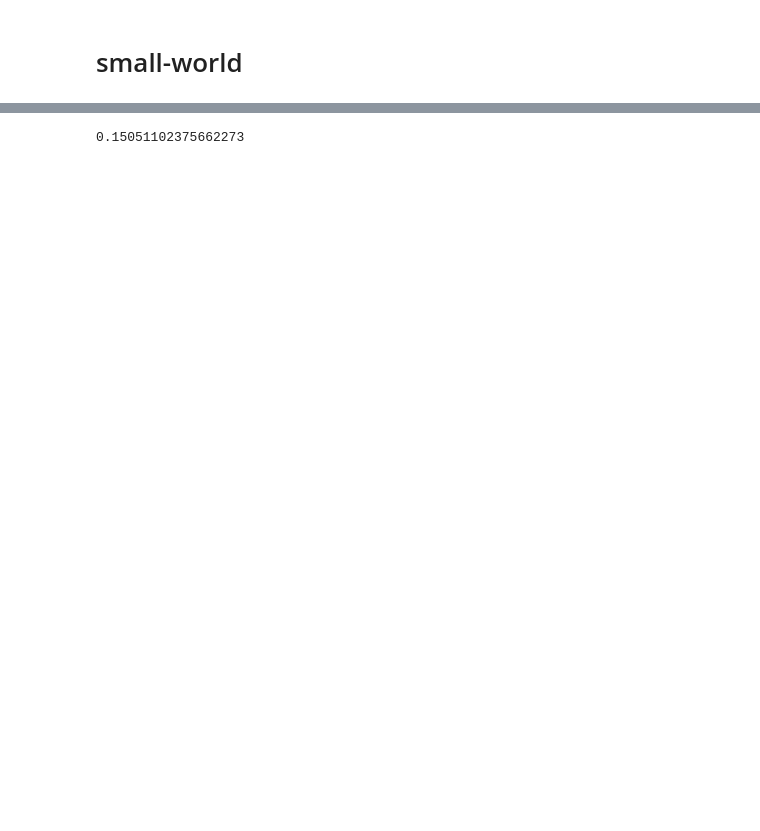
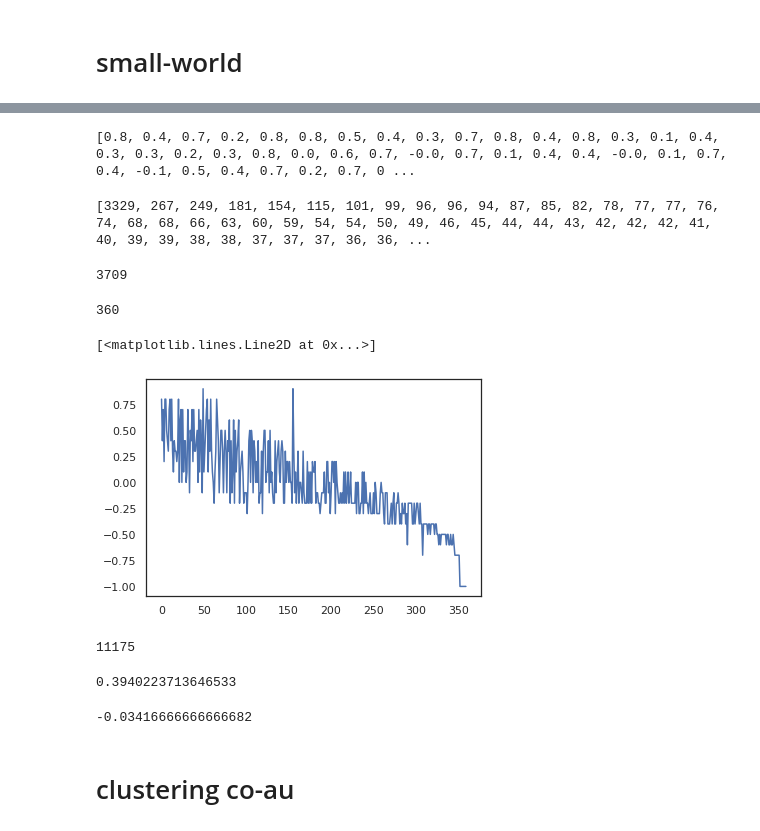
Before and after one commit to schneeboat/ana_2020, a Jupyter notebook: bibliographic_cov19_2020.ipynb, the cells around one changed output, grey strips where cells are left out. Saved outputs shown, nothing was run; the diff lists cells and outputs as text; code cells hidden in the pictures; blank space fills up the shorter version.

```diff
--- a/bibliographic_cov19_2020.ipynb
+++ b/bibliographic_cov19_2020.ipynb
@@ -1093,15 +993,54 @@ for k in sub_nw_author_component:
   assort_l.append(f"{r:3.1f}")
   avg_clustering.append(clust)
 # %%
-assort = [i.replace('nan', '0') for i in assort_l]
+assort = [i.replace('nan', '100') for i in assort_l]
 assortativity = [float(i) for i in assort]
-weight_au_component = [len(c)/len(nw_author) for c in sorted(nx.connected_components(nw_author), key=len, reverse=True)]
+weight_au_component_norm = [len(c)/len(nw_author) for c in sorted(nx.connected_components(nw_author), key=len, reverse=True)]
+weight_au_component = [len(c) for c in sorted(nx.connected_components(nw_author), key=len, reverse=True)]
 # %%
-product=[]
+assort_non_nan = []
+weight_au_component_non_nan = []
 for i,j in zip(assortativity, weight_au_component):
-  product.append(i*j)
-sum(product)
+  if i!=float(100):
+    assort_non_nan.append(i)
+    weight_au_component_non_nan.append(j)
+print(assort_non_nan)
 # %% [output]
-0.15051102375662273
+[0.8, 0.4, 0.7, 0.2, 0.8, 0.8, 0.5, 0.4, 0.3, 0.7, 0.8, 0.4, 0.8, 0.3, 0.1, 0.4, 0.3, 0.3, 0.2, 0.3, 0.8, 0.0, 0.6, 0.7, -0.0, 0.7, 0.1, 0.4, 0.4, -0.0, 0.1, 0.7, 0.4, -0.1, 0.5, 0.4, 0.7, 0.2, 0.7, 0 ...
+# %%
+print(weight_au_component_non_nan)
+# %% [output]
+[3329, 267, 249, 181, 154, 115, 101, 99, 96, 96, 94, 87, 85, 82, 78, 77, 77, 76, 74, 68, 68, 66, 63, 60, 59, 54, 54, 50, 49, 46, 45, 44, 44, 43, 42, 42, 42, 41, 40, 39, 39, 38, 38, 37, 37, 37, 36, 36, ...
+# %%
+len(assortativity)
+# %% [output]
+3709
+# %%
+len(assort_non_nan)
+# %% [output]
+360
+# %%
+plt.plot(assort_non_nan)
+# %% [output]
+[<matplotlib.lines.Line2D at 0x...>]
+[figure, added]
+# %%
+sum(weight_au_component_non_nan)
+# %% [output]
+11175
+# %%
+#removing nan assortativity components. weighted avg
+product_1=[]
+for i,j in zip(assort_non_nan, weight_au_component_non_nan):
+  product_1.append(i*j/sum(weight_au_component_non_nan))
+sum(product_1)
+# %% [output]
+0.3940223713646533
+# %%
+sum(assort_non_nan)/len(assort_non_nan)
+# %% [output]
+-0.03416666666666682
+# %% [markdown]
+# clustering co-au
 # %%
 nx.average_clustering(nw_author)
```
Also changed, not shown: parts of 47 cells of this notebook.
